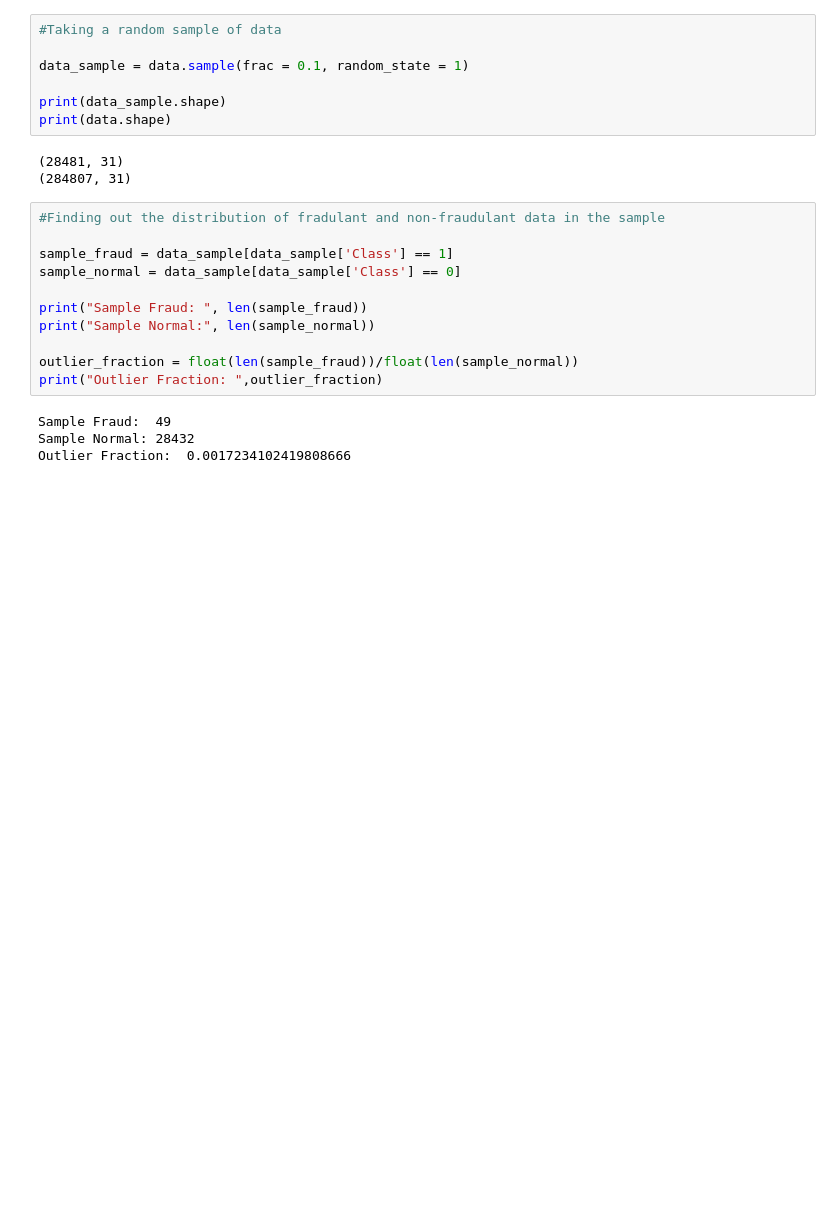
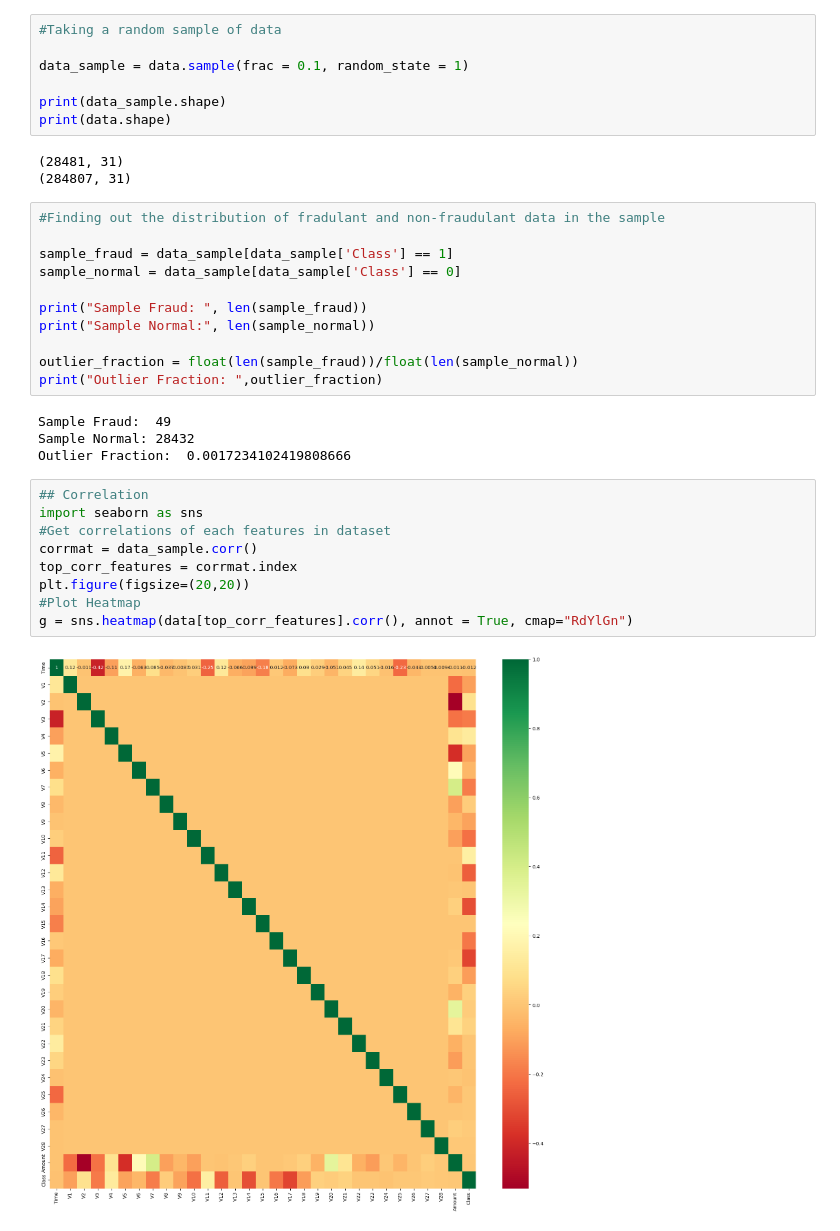
Before and after one commit to asweshanand/Credit-Card-Fraud-Detection, a Jupyter notebook: Code/Credit-Card-Fraud-Detection.ipynb, the cells around one changed output. Cells and saved outputs as stored; diff of their text form; blank space fills up the shorter version.

Commit message:
Added correlation and model 1 details

```diff
--- a/Code/Credit-Card-Fraud-Detection.ipynb
+++ b/Code/Credit-Card-Fraud-Detection.ipynb
@@ -177,3 +177,14 @@ print("Outlier Fraction: ",outlier_fraction)
 Sample Fraud:  49
 Sample Normal: 28432
 Outlier Fraction:  0.0017234102419808666
+# %%
+## Correlation
+import seaborn as sns
+#Get correlations of each features in dataset
+corrmat = data_sample.corr()
+top_corr_features = corrmat.index
+plt.figure(figsize=(20,20))
+#Plot Heatmap
+g = sns.heatmap(data[top_corr_features].corr(), annot = True, cmap="RdYlGn")
+# %% [output]
+[figure, added]
```
Also changed, not shown: parts of 5 cells of this notebook.
